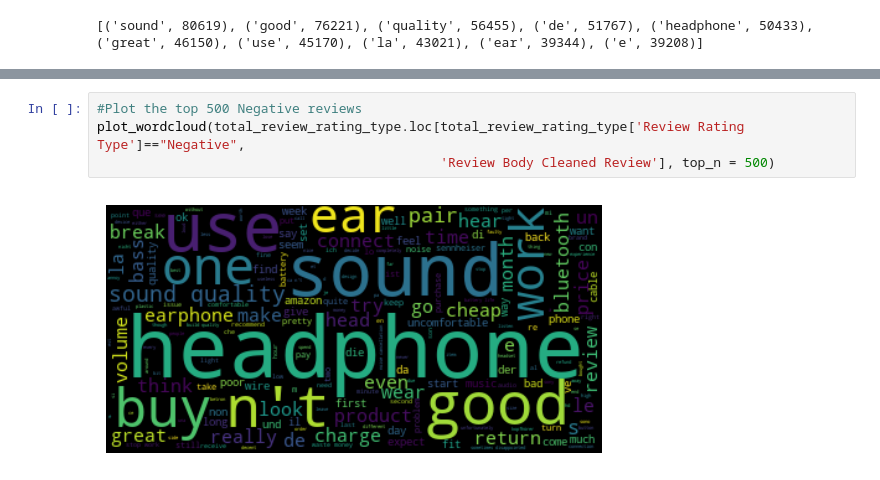
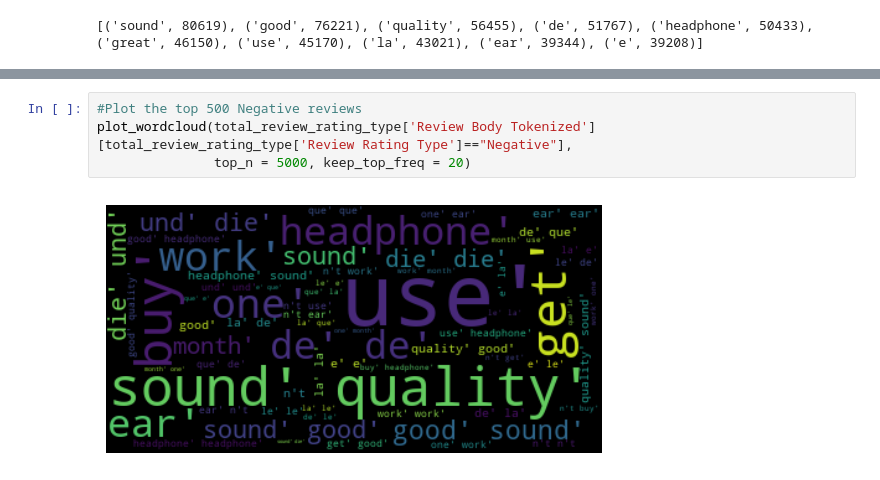
Before and after one commit to YongpengFu/Big-Data-Application, a Jupyter notebook: Web Scrapping from AmazonV5.ipynb, the cells around one changed output, grey strips where cells are left out. Saved outputs shown, nothing was run; the diff lists cells and outputs as text.

```diff
--- a/Web Scrapping from AmazonV5.ipynb
+++ b/Web Scrapping from AmazonV5.ipynb
@@ -951,9 +944,9 @@ plot_wordcloud(total_review_rating_type.loc[total_review_rating_type['Review Rat
-# %%
-#Plot the top 500 Negative reviews
-plot_wordcloud(total_review_rating_type.loc[total_review_rating_type['Review Rating Type']=="Negative",
-                                            'Review Body Cleaned Review'], top_n = 500)
-# %% [output]
-[figure, removed]
+# %%
+#Plot the top 500 Negative reviews
+plot_wordcloud(total_review_rating_type['Review Body Tokenized'][total_review_rating_type['Review Rating Type']=="Negative"],
+               top_n = 5000, keep_top_freq = 20)
+# %% [output]
+[figure, added]
 # %%
 # Step 4 — Preparing Data for the Model
 '''
```
Also changed, not shown: parts of 9 cells of this notebook, 1 other file.
